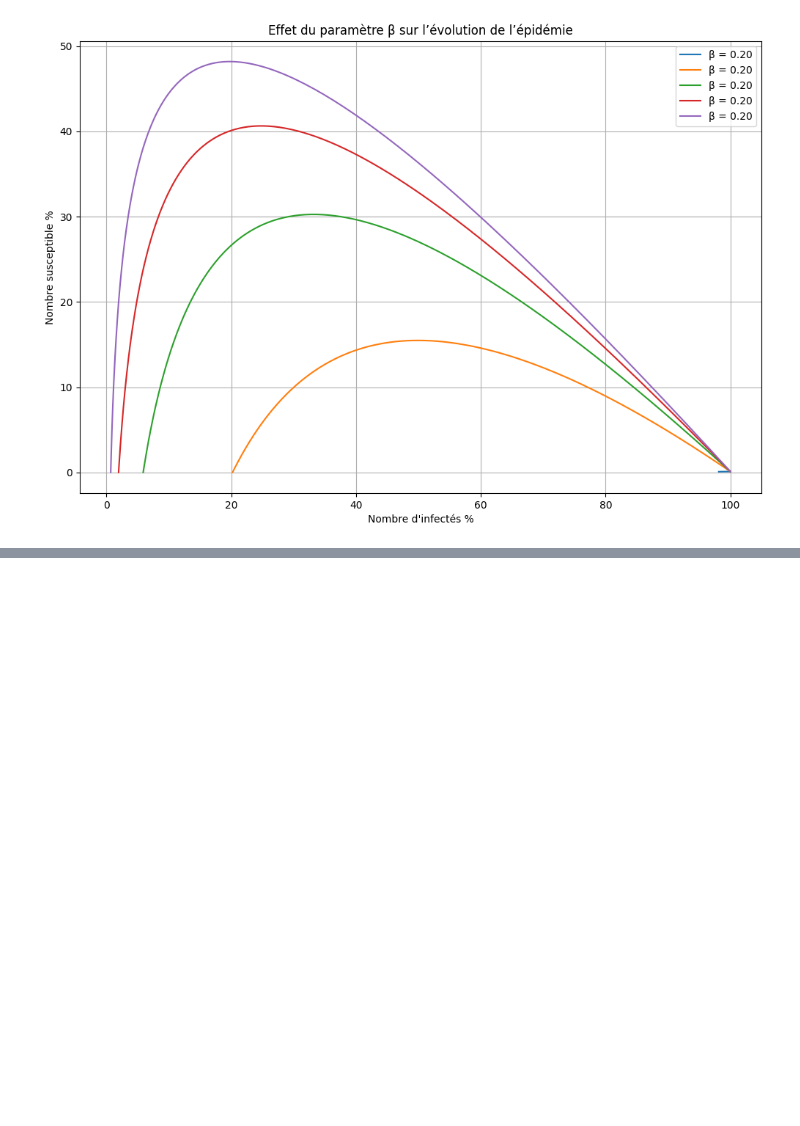
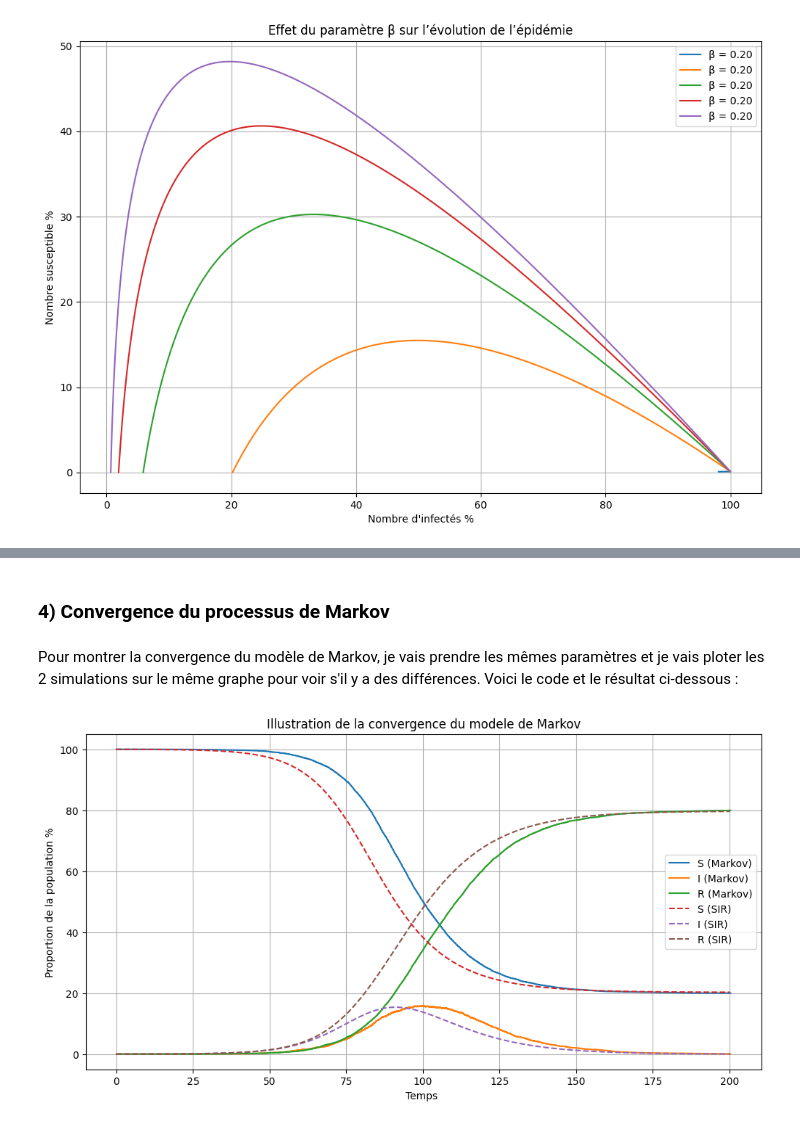
Before and after one commit to Alexisdevpro/PROJ-MDI230, a Jupyter notebook: PROJ2_EPIDEMIOLOGIE/simulation.ipynb, the cells around one changed output, grey strips where cells are left out. Cells and saved outputs as stored; diff of their text form; code cells hidden in the pictures; blank space fills up the shorter version.

```diff
--- a/PROJ2_EPIDEMIOLOGIE/simulation.ipynb
+++ b/PROJ2_EPIDEMIOLOGIE/simulation.ipynb
@@ -183,0 +243,39 @@ plt.show()
+# %% [markdown]
+### 4) Convergence du processus de Markov
+# %% [markdown]
+Pour montrer la convergence du modèle de Markov, je vais prendre les mêmes paramètres et je vais ploter les 2 simulations sur le même graphe pour voir s'il y a des différences.
+Voici le code et le résultat ci-dessous :
+# %%
+
+N_pop = 10000
+beta = 0.2
+gamma = 0.1
+tps_model = 200
+dt = 0.1
+
+#Simulation SIR deterministe
+t_sir, S_sir, I_sir, R_sir = sir_model(N_pop, beta, gamma, tps_model, dt)
+#Simulation via modele de MARKOV
+t_markov, S_markov, I_markov, R_markov = simulation_MARKOV(N_pop, beta, gamma, tps_model)
+
+
+# Tracé
+plt.figure(figsize=(12,6))
+
+# Plot de Markov
+plt.step(t_markov, (S_markov/N_pop)*100, label="S (Markov)", where='post')
+plt.step(t_markov, (I_markov/N_pop)*100, label="I (Markov)", where='post')
+plt.step(t_markov, (R_markov/N_pop)*100, label="R (Markov)", where='post')
+# Plot de Sir
+plt.plot(t_sir, (S_sir/N_pop)*100, '--', label="S (SIR)")
+plt.plot(t_sir, (I_sir/N_pop)*100, '--', label="I (SIR)")
+plt.plot(t_sir, (R_sir/N_pop)*100, '--', label="R (SIR)")
+
+plt.xlabel('Temps ')
+plt.ylabel('Proportion de la population %')
+plt.title('Illustration de la convergence du modele de Markov')
+plt.legend()
+plt.grid()
+plt.show()
+# %% [output]
+[figure, added]
```
Also changed, not shown: parts of 5 cells of this notebook.
